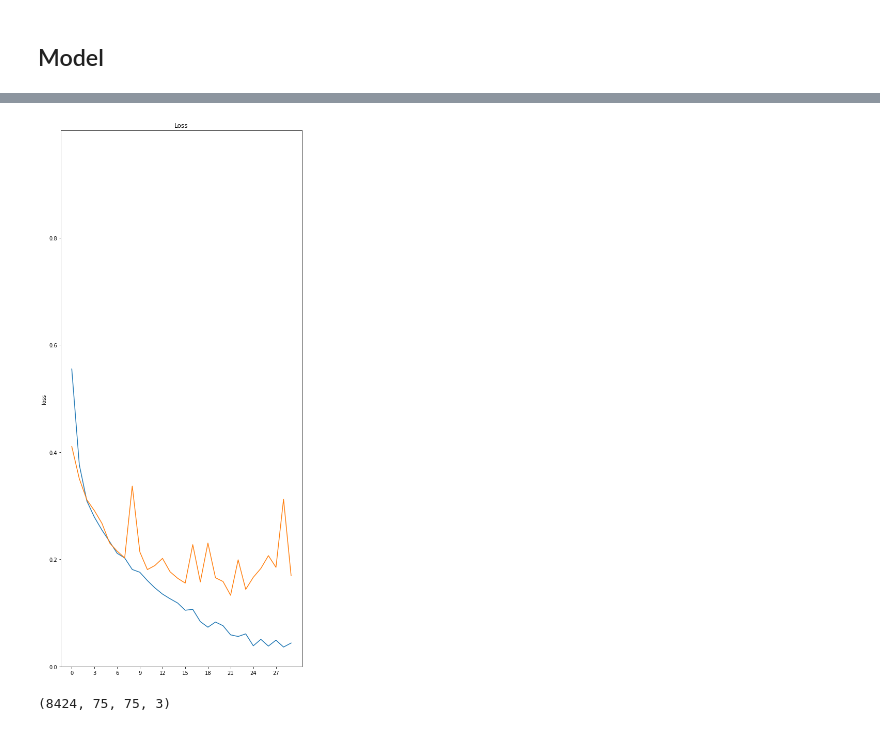
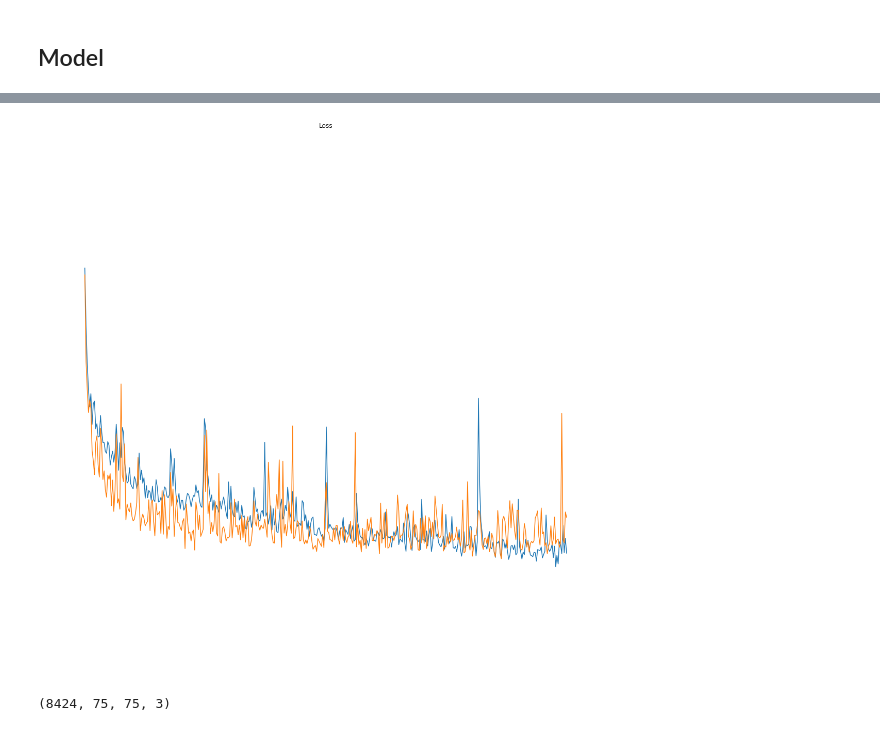
Before and after one commit to alexeysas/ml--Iceberg-classifier, a Jupyter notebook: main.ipynb, the cells around one changed output, grey strips where cells are left out. Saved outputs shown, nothing was run; the diff lists cells and outputs as text; code cells hidden in the pictures.

```diff
--- a/main.ipynb
+++ b/main.ipynb
@@ -78,7 +86,7 @@ def prepare_dataset_with_angle(data, global_min, gobal_max, angle_min, angle_max
         angle = item['inc_angle']
         if angle != 'na':
             hh_image, hv_image = extract_images(item, global_min, gobal_max )
-            angle_layer = np.ones_like(hh_image) * (angle_max - angle) / (angle_max - angle_min)
+            angle_layer = np.ones_like(hh_image) * (angle_max - angle) / (angle_max - angle_min) * 0.3
             image = np.dstack((hh_image, hv_image, angle_layer))
             X.append(image)
             if 'is_iceberg' in item.keys():
@@ -135,3 +151,7 @@ plt.show()
+# %%
+from sklearn.model_selection import train_test_split
+
+X_train, X_valid, y_train, y_valid = train_test_split(X_train, y_train, test_size=0.15, random_state=42)
 # %%
 from keras.preprocessing.image import ImageDataGenerator
 
@@ -315,16 +396,22 @@ _________________________________________________________________
 # %%
 from keras.callbacks import ModelCheckpoint
 
-epochs = 30
-train_tensors = X_train_new
-train_targets = Y_train_new
+epochs = 400
+batch_size = 32
+
+
+#train_tensors = X_train_new
+#train_targets = Y_train_new
 
 model.compile(optimizer='adam', loss='binary_crossentropy', metrics=['accuracy'])
 
 checkpointer = ModelCheckpoint(filepath='saved_models/weights.best.from_scratch.hdf5',
                                verbose=1, save_best_only=True)
 
-res = model.fit(train_tensors, train_targets,
-          validation_split = 0.2,
-          epochs=epochs, batch_size=64, callbacks=[checkpointer], verbose=1)
+#res = model.fit(train_tensors, train_targets,
+#          validation_data = (X_valid, y_valid),
+#          epochs=epochs, batch_size=64, callbacks=[checkpointer], verbose=1)
+
+res = model.fit_generator(datagen.flow(X_train, y_train, batch_size=batch_size),
+                    steps_per_epoch=len(X_train) / batch_size, epochs=epochs, validation_data = (X_valid, y_valid), verbose=1, callbacks=[checkpointer])
 # %% [output]
@@ -348,25 +508,25 @@ Epoch 14/30
 # %%
 graphs = [res]
 
 fig = plt.figure(figsize = (15, 15))
 plt.axis('off')
 plt.tight_layout()
 
 for i, hist in enumerate(graphs):
-    ax1 = fig.add_subplot(120 + i + 1)
+    ax1 = fig.add_subplot(110 + i + 1)
     #plt.setp([ax1], xticks=[], yticks=[])
     ax1.set_ylim(0, 1.0)
     ax1.set_xticks([])
     ax1.set_yticks([])
     ax1.set_title("Loss")
     ax1.set_ylabel('loss')
     #ax1.set_xlabel('epoch')
     ax1.plot(hist.history['loss'])
     ax1.plot(hist.history['val_loss'])
     ax1.xaxis.set_ticks(np.arange(0, epochs, epochs // 10))
     ax1.yaxis.set_ticks(np.arange(0, 1, 0.2))
 # %% [output]
-[figure, old version]
+[figure, new version]
 # %%
 from keras.models import load_model
 
```
Also changed, not shown: parts of 9 cells of this notebook, 2 other files.
